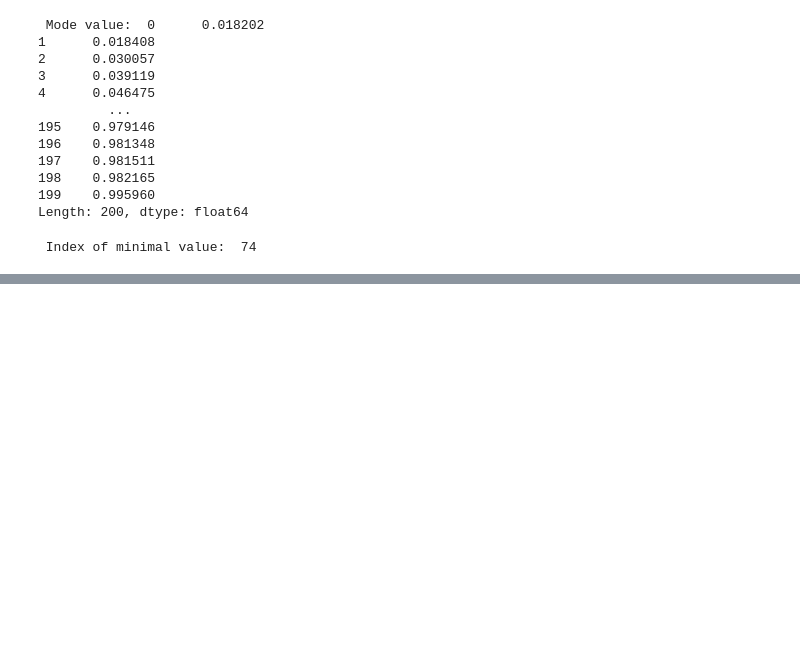
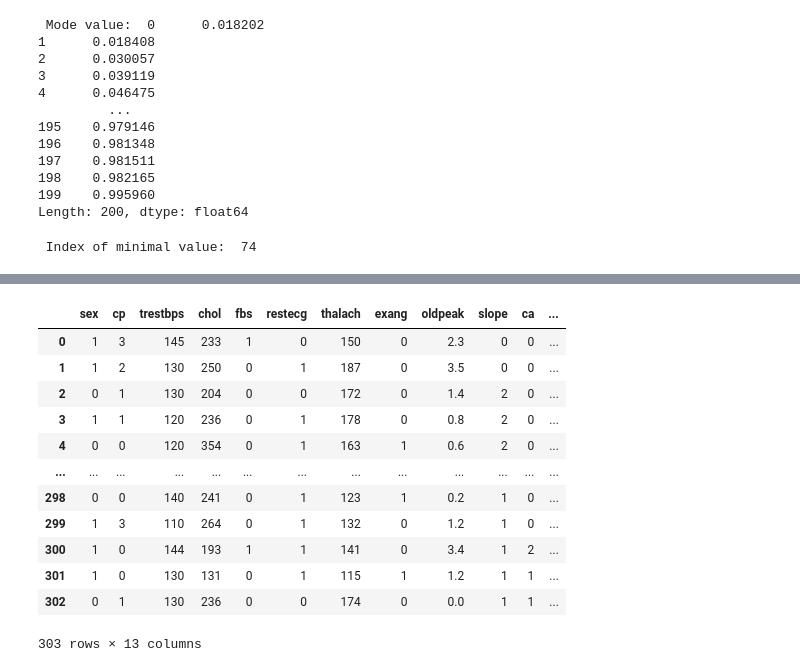
Before and after one commit to pyramixofficial/My-personal-projects, a Jupyter notebook: Sigmoid-mentoration/Pandas.ipynb, the cells around one changed output, grey strips where cells are left out. Saved outputs shown, nothing was run; the diff lists cells and outputs as text; code cells hidden in the pictures; blank space fills up the shorter version.

```diff
--- a/Sigmoid-mentoration/Pandas.ipynb
+++ b/Sigmoid-mentoration/Pandas.ipynb
@@ -80,0 +263,4 @@ NameError: name 'max_index' is not defined
+# %%
+#Replacing numbers with gender names
+df['sex'] = df['sex'].map({0: 'female', 1: 'male'})
+df['sex']
@@ -80,0 +280,4 @@ NameError: name 'max_index' is not defined
+# %%
+#Replacing gender names with numbers
+df['sex'] = df['sex'].map({'female': 0, 'male': 1})
+df['sex']
@@ -80,0 +297,22 @@ NameError: name 'max_index' is not defined
+# %%
+#Saving a copy of the column
+age_column = df['age'].values
+
+#Removing the 'age' column
+df = df.drop(['age'], axis = 1)
+
+df
+# %% [output]
+|  | sex | cp | trestbps | chol | fbs | restecg | thalach | exang | oldpeak | slope | ca | ... |
+| 0 | 1 | 3 | 145 | 233 | 1 | 0 | 150 | 0 | 2.3 | 0 | 0 | ... |
+| 1 | 1 | 2 | 130 | 250 | 0 | 1 | 187 | 0 | 3.5 | 0 | 0 | ... |
+| 2 | 0 | 1 | 130 | 204 | 0 | 0 | 172 | 0 | 1.4 | 2 | 0 | ... |
+| 3 | 1 | 1 | 120 | 236 | 0 | 1 | 178 | 0 | 0.8 | 2 | 0 | ... |
+| 4 | 0 | 0 | 120 | 354 | 0 | 1 | 163 | 1 | 0.6 | 2 | 0 | ... |
+| ... | ... | ... | ... | ... | ... | ... | ... | ... | ... | ... | ... | ... |
+| 298 | 0 | 0 | 140 | 241 | 0 | 1 | 123 | 1 | 0.2 | 1 | 0 | ... |
+| 299 | 1 | 3 | 110 | 264 | 0 | 1 | 132 | 0 | 1.2 | 1 | 0 | ... |
+| 300 | 1 | 0 | 144 | 193 | 1 | 1 | 141 | 0 | 3.4 | 1 | 2 | ... |
+| 301 | 1 | 0 | 130 | 131 | 0 | 1 | 115 | 1 | 1.2 | 1 | 1 | ... |
+| 302 | 0 | 1 | 130 | 236 | 0 | 0 | 174 | 0 | 0.0 | 1 | 1 | ... |
+303 rows × 13 columns
```
Also changed, not shown: parts of 21 cells of this notebook, 1 other file.
